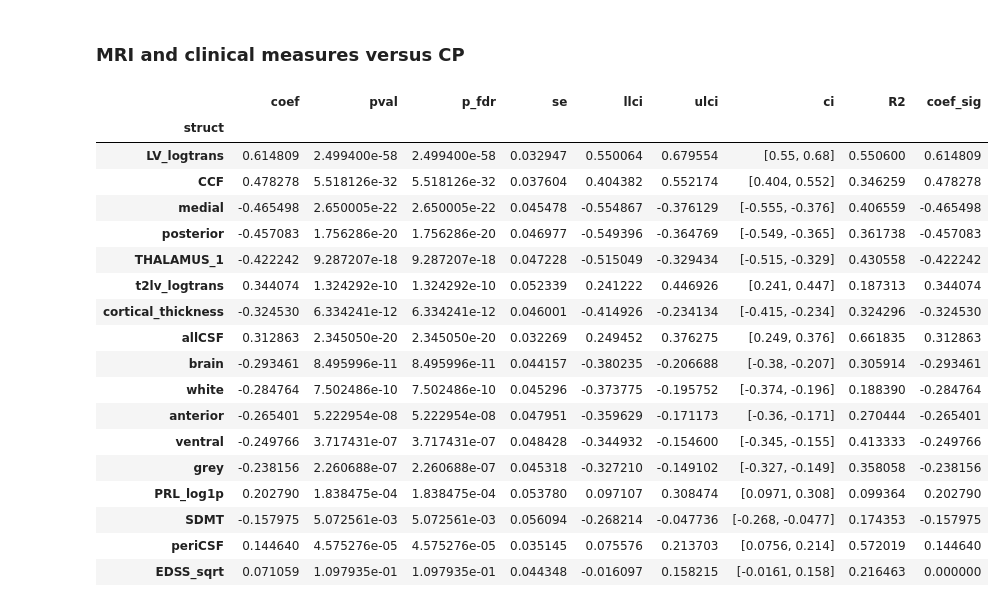
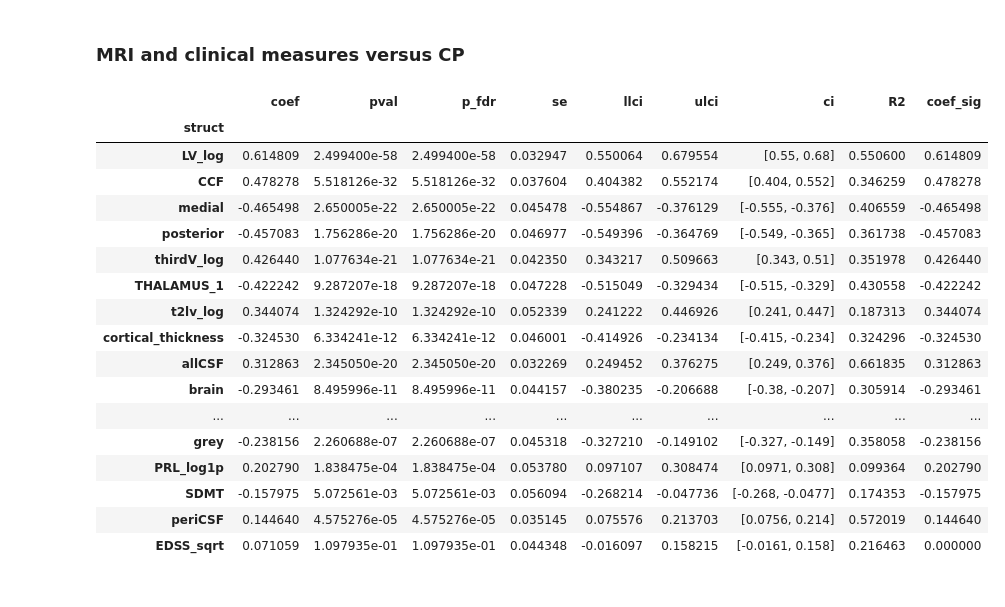
Before and after one commit to srs328/ms_mri, a Jupyter notebook: analysis/thalamus/results/2-CP_and_MRI_disease_measures.ipynb, the cells around one changed output. Drawn from its saved outputs; the diff is of its cells as text; code cells hidden in the pictures.

Commit message:
reorganizing analysis

```diff
--- a/analysis/thalamus/results/2-CP_and_MRI_disease_measures.ipynb
+++ b/analysis/thalamus/results/2-CP_and_MRI_disease_measures.ipynb
@@ -55,7 +55,7 @@ ventricle_volumes = pd.read_csv(
     index_col="subid",
 )
 csf_volumes = pd.read_csv(
-    "/home/srs-9/Projects/ms_mri/analysis/thalamus/data0/csf_volumes2.csv",
+    "/home/srs-9/Projects/ms_mri/analysis/thalamus/data0/csf_volumes3.csv",
     index_col="subid",
 )
 third_ventricle_width = pd.read_csv(
@@ -74,9 +74,11 @@ sdmt = pd.read_csv(
 df = df.join([choroid_volumes, tiv, ventricle_volumes, sdmt["SDMT"]])
 df["allCSF"] = csf_volumes["all"]
 df["thirdV"] = csf_volumes["third_ventricle"]
+df["fourthV"] = csf_volumes["fourth_ventricle"]
+df["periCSF"] = csf_volumes["peripheral"]
+df["asegCSF"] = csf_volumes[]
+
 #! need to fix the actual segmentation files
-df["periCSF"] = csf_volumes["peripheral"] - df["thirdV"]
-
 df["thirdV_width"] = third_ventricle_width["third_ventricle_width"]
 df["periCSF_frac"] = csf_volumes["peripheral"] / csf_volumes["all"]
 df.rename(columns={"ventricle_volume": "LV", "choroid_volume": "CP"}, inplace=True)
@@ -85,7 +87,10 @@ df["SDMT"] = pd.to_numeric(df["SDMT"], errors="coerce")
 df["thalamus_sqrt"] = np.sqrt(df["thalamus"])
 df["thalamus_curt"] = np.sqrt(df["thalamus"] ** 3)
 df["cortical_thickness_inv"] = 1 / df["cortical_thickness"]
-df["LV_logtrans"] = np.log(df["LV"])
+df["LV_log"] = np.log(df["LV"])
+df["thirdV_log"] = np.log(df["thirdV"])
+df["t2lv_log"] = np.log(df['t2lv'])
+
 df["PRL_log1p"] = np.log1p(df["PRL"])
 
 # these corrections should ultimately be made to the csf file
@@ -411,51 +416,51 @@ def run_regressions(
 """
 
 outcomes = [
-    "LV_logtrans",
+    "LV_log",
+    "thirdV_log",
     "medial",
     "posterior",
     "ventral",
-    "anterior"
-    "t2lv_logtrans",
+    "anterior",
+    "t2lv_log",
     "THALAMUS_1",
     "brain",
     "grey",
     "white",
     "cortical_thickness",
     "EDSS_sqrt",
     "SDMT",
     "PRL_log1p",
     "allCSF",
     "periCSF",
     "CCF"
 ]
 covariates = ["age", "Female", "tiv"]
 predictor = "CP"
 
 _, results = run_regressions_refactored(
     model_data,
     outcomes,
     [predictor],
     covariates
 )
 results = results[predictor]
 display_order = results["coef"].apply(np.abs).sort_values(ascending=False).index
 display(results.loc[display_order, :])
 # %% [output]
 |  | coef | pval | p_fdr | se | llci | ulci | ci | R2 | coef_sig |
 | struct |  |  |  |  |  |  |  |  |  |
-| LV_logtrans | 0.614809 | 2.499400e-58 | 2.499400e-58 | 0.032947 | 0.550064 | 0.679554 | [0.55, 0.68] | 0.550600 | 0.614809 |
+| LV_log | 0.614809 | 2.499400e-58 | 2.499400e-58 | 0.032947 | 0.550064 | 0.679554 | [0.55, 0.68] | 0.550600 | 0.614809 |
 | CCF | 0.478278 | 5.518126e-32 | 5.518126e-32 | 0.037604 | 0.404382 | 0.552174 | [0.404, 0.552] | 0.346259 | 0.478278 |
 | medial | -0.465498 | 2.650005e-22 | 2.650005e-22 | 0.045478 | -0.554867 | -0.376129 | [-0.555, -0.376] | 0.406559 | -0.465498 |
 | posterior | -0.457083 | 1.756286e-20 | 1.756286e-20 | 0.046977 | -0.549396 | -0.364769 | [-0.549, -0.365] | 0.361738 | -0.457083 |
+| thirdV_log | 0.426440 | 1.077634e-21 | 1.077634e-21 | 0.042350 | 0.343217 | 0.509663 | [0.343, 0.51] | 0.351978 | 0.426440 |
 | THALAMUS_1 | -0.422242 | 9.287207e-18 | 9.287207e-18 | 0.047228 | -0.515049 | -0.329434 | [-0.515, -0.329] | 0.430558 | -0.422242 |
-| t2lv_logtrans | 0.344074 | 1.324292e-10 | 1.324292e-10 | 0.052339 | 0.241222 | 0.446926 | [0.241, 0.447] | 0.187313 | 0.344074 |
+| t2lv_log | 0.344074 | 1.324292e-10 | 1.324292e-10 | 0.052339 | 0.241222 | 0.446926 | [0.241, 0.447] | 0.187313 | 0.344074 |
 | cortical_thickness | -0.324530 | 6.334241e-12 | 6.334241e-12 | 0.046001 | -0.414926 | -0.234134 | [-0.415, -0.234] | 0.324296 | -0.324530 |
 | allCSF | 0.312863 | 2.345050e-20 | 2.345050e-20 | 0.032269 | 0.249452 | 0.376275 | [0.249, 0.376] | 0.661835 | 0.312863 |
 | brain | -0.293461 | 8.495996e-11 | 8.495996e-11 | 0.044157 | -0.380235 | -0.206688 | [-0.38, -0.207] | 0.305914 | -0.293461 |
-| white | -0.284764 | 7.502486e-10 | 7.502486e-10 | 0.045296 | -0.373775 | -0.195752 | [-0.374, -0.196] | 0.188390 | -0.284764 |
-| anterior | -0.265401 | 5.222954e-08 | 5.222954e-08 | 0.047951 | -0.359629 | -0.171173 | [-0.36, -0.171] | 0.270444 | -0.265401 |
-| ventral | -0.249766 | 3.717431e-07 | 3.717431e-07 | 0.048428 | -0.344932 | -0.154600 | [-0.345, -0.155] | 0.413333 | -0.249766 |
+| ... | ... | ... | ... | ... | ... | ... | ... | ... | ... |
 | grey | -0.238156 | 2.260688e-07 | 2.260688e-07 | 0.045318 | -0.327210 | -0.149102 | [-0.327, -0.149] | 0.358058 | -0.238156 |
 | PRL_log1p | 0.202790 | 1.838475e-04 | 1.838475e-04 | 0.053780 | 0.097107 | 0.308474 | [0.0971, 0.308] | 0.099364 | 0.202790 |
 | SDMT | -0.157975 | 5.072561e-03 | 5.072561e-03 | 0.056094 | -0.268214 | -0.047736 | [-0.268, -0.0477] | 0.174353 | -0.157975 |
```
Also changed, not shown: 2 other files.
